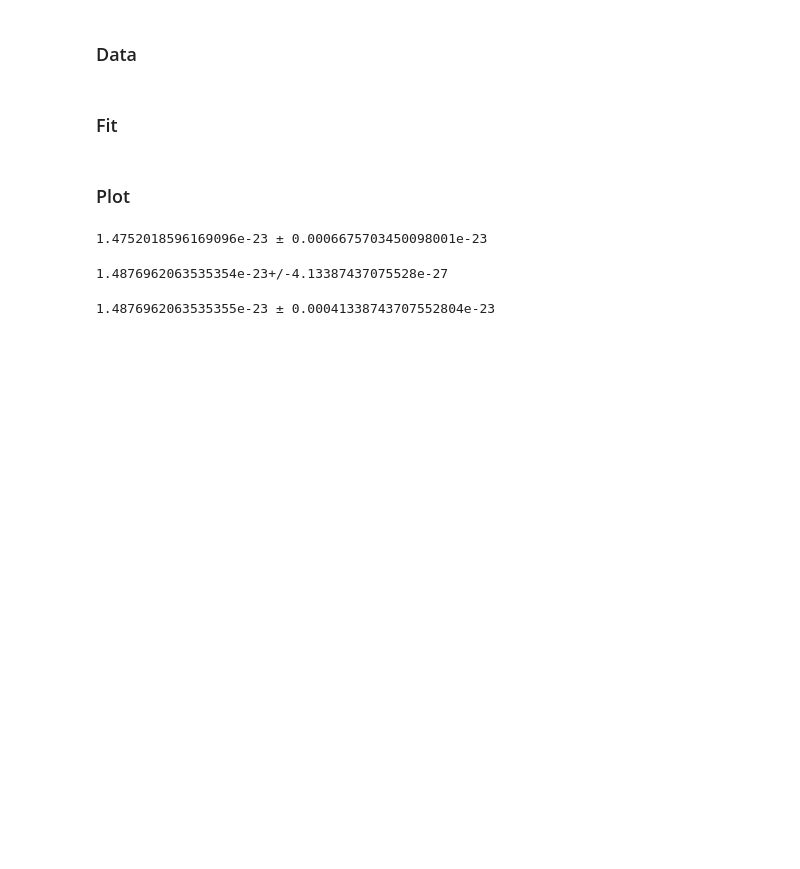
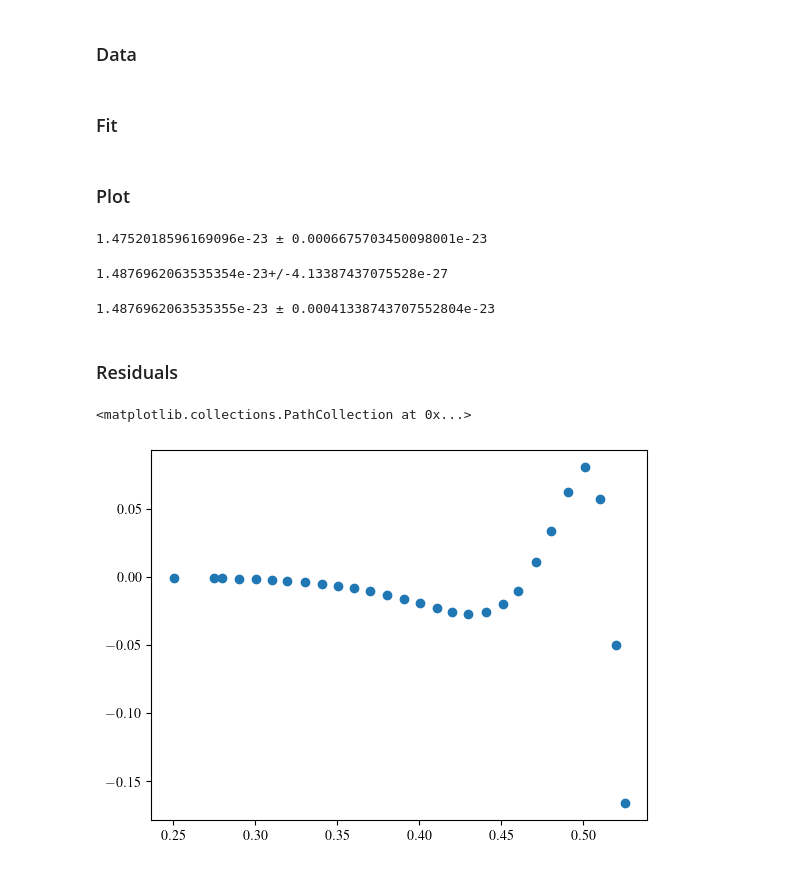
Before and after one commit to dantona02/C2lab, a Jupyter notebook: C45.ipynb, the cells around one changed output. Cells and saved outputs as stored; diff of their text form; code cells hidden in the pictures; blank space fills up the shorter version.

```diff
--- a/C45.ipynb
+++ b/C45.ipynb
@@ -197,7 +197,7 @@ def plot_boltzmann(x_data, y_data, temp, name, save=False, hide=False):
                 plt.close()
         if save:
                 fig.savefig(f'/Users/danielmiksch/Downloads/{name}.pdf')
-        return kB
+        return kB, popt
 
 def format_uncert(value):
     val = unumpy.nominal_values(value)
@@ -340,9 +340,9 @@ popt, pcov = curve_fit(exponential, unumpy.nominal_values(V40), unumpy.nominal_v
 # %% [markdown]
 ### Plot
 # %%
-kB40 = plot_boltzmann(V40, I40, 40, '40°C', save=False, hide=True)
-kB80 = plot_boltzmann(V80, I80, 80, '80°C', save=False, hide=True)
-kB120 = plot_boltzmann(V120, I120, 120, '120°C', save=False, hide=True)
+kB40, popt40 = plot_boltzmann(V40, I40, 40, '40°C', save=False, hide=True)
+kB80, popt80 = plot_boltzmann(V80, I80, 80, '80°C', save=False, hide=True)
+kB120, popt120 = plot_boltzmann(V120, I120, 120, '120°C', save=False, hide=True)
 kBs = [kB40, kB80, kB120]
 format_uncert(kB120)
 # %% [output]
@@ -356,3 +356,9 @@ kB_mean
 format_uncert(kB_mean)
 # %% [output]
 1.4876962063535355e-23 ± 0.00041338743707552804e-23
+# %% [markdown]
+### Residuals
+# %%
+def calc_residuals(x_data, y_data, model, popt):
+    residuals = unumpy.nominal_values(y_data) - model(unumpy.nominal_values(x_data), popt[0], popt[1])
+    return residuals
@@ -358,0 +369,5 @@ format_uncert(kB_mean)
+# %%
+plt.scatter(unumpy.nominal_values(V40), calc_residuals(V40, I40, exponential, popt40))
+# %% [output]
+<matplotlib.collections.PathCollection at 0x...>
+[figure, added]
```
Also changed, not shown: parts of 4 cells of this notebook.
